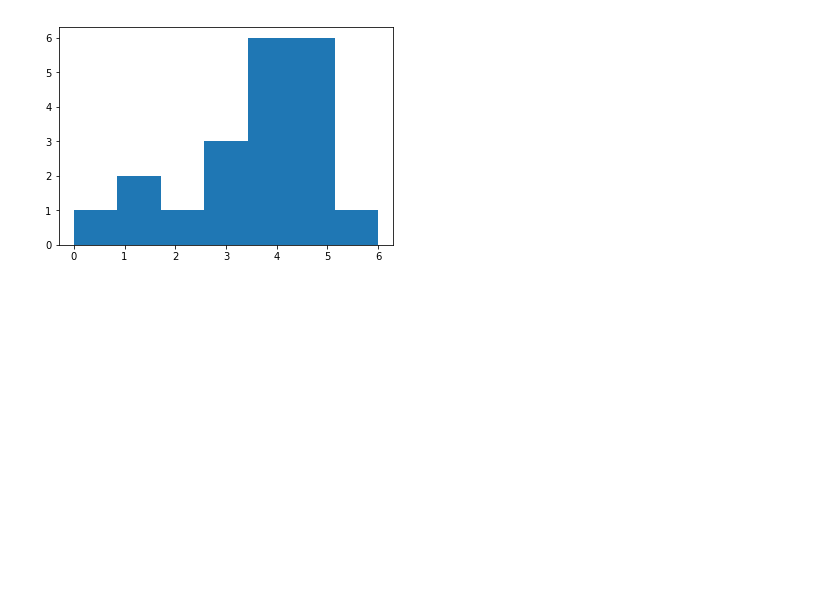
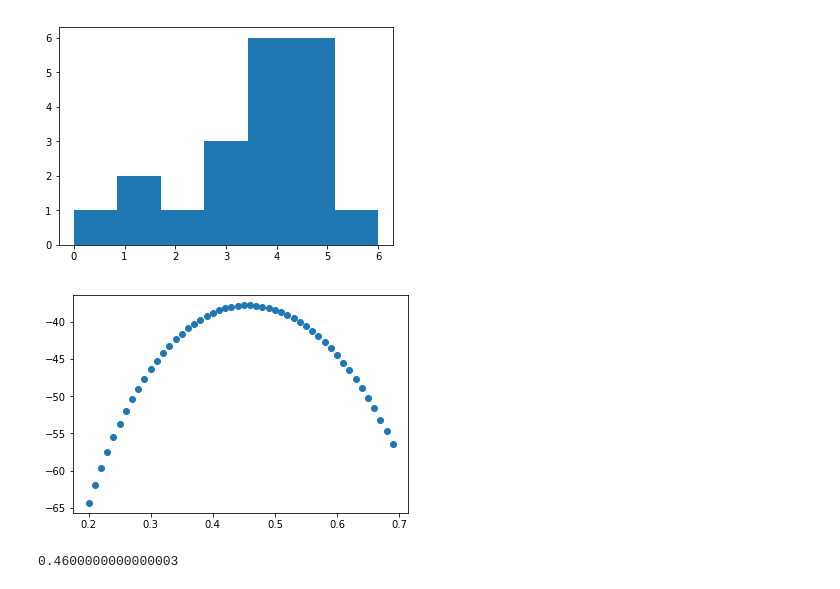
Before and after one commit to tsato-code/python_script, a Jupyter notebook: kubo8.ipynb, the cells around one changed output. Saved outputs shown, nothing was run; the diff lists cells and outputs as text; code cells hidden in the pictures; blank space fills up the shorter version.

```diff
--- a/kubo8.ipynb
+++ b/kubo8.ipynb
@@ -9,8 +9,34 @@ plt.show()
 # %% [output]
 [figure]
 # %%
+# nCrの計算
 def comb(n, r):
     return math.factorial(n) // (math.factorial(n - r) * math.factorial(r))
 
+# 対数尤度関数
+def logL(x):
+    l = sum([y * np.log(x) for y in Y]) + sum([(8-y)*np.log(1-x) for y in Y]) + sum([np.log(comb(8, y)) for y in Y])
+    return l
+
+# プロット
 x = np.arange(0.2,0.7,0.01)
-z = sum([y * np.log(x) for y in Y]) + sum([(8-y)*np.log(1-x) for y in Y]) + sum([np.log(comb(8, y)) for y in Y])
+plt.plot(x, logL(x), 'o')
+plt.show()
+# %% [output]
+[figure, added]
+# %%
+# ふらふら最尤推定
+def furafura(f, x):
+    x0 = x
+    seq = []
+    for _ in range(100):
+        x1 = x0 + 0.01 if np.random.rand() < 0.5 else x0 - 0.01
+        if f(x0) < f(x1):
+            x0 = x1
+            seq.append(x0)
+    return seq
+
+seq = furafura(logL, 0.1)
+print(seq[-1])
+# %% [output]
+0.4600000000000003
```
Also changed, not shown: parts of 5 cells of this notebook.
